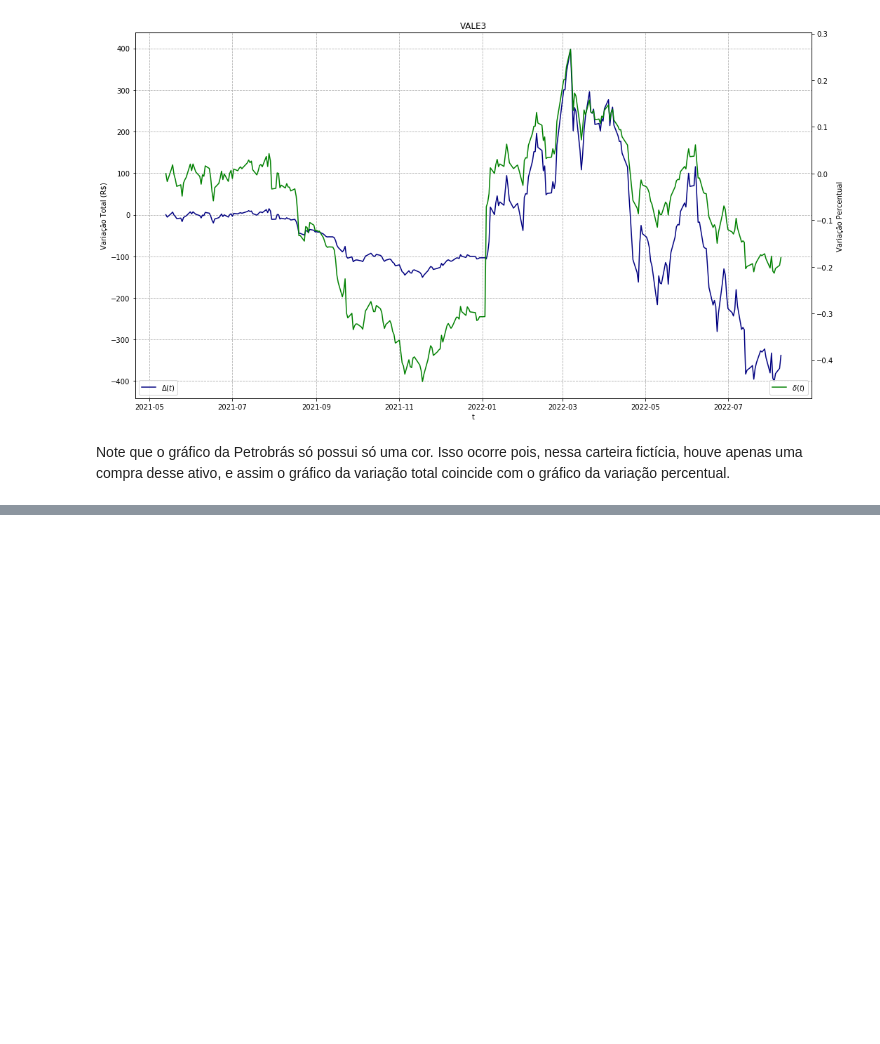
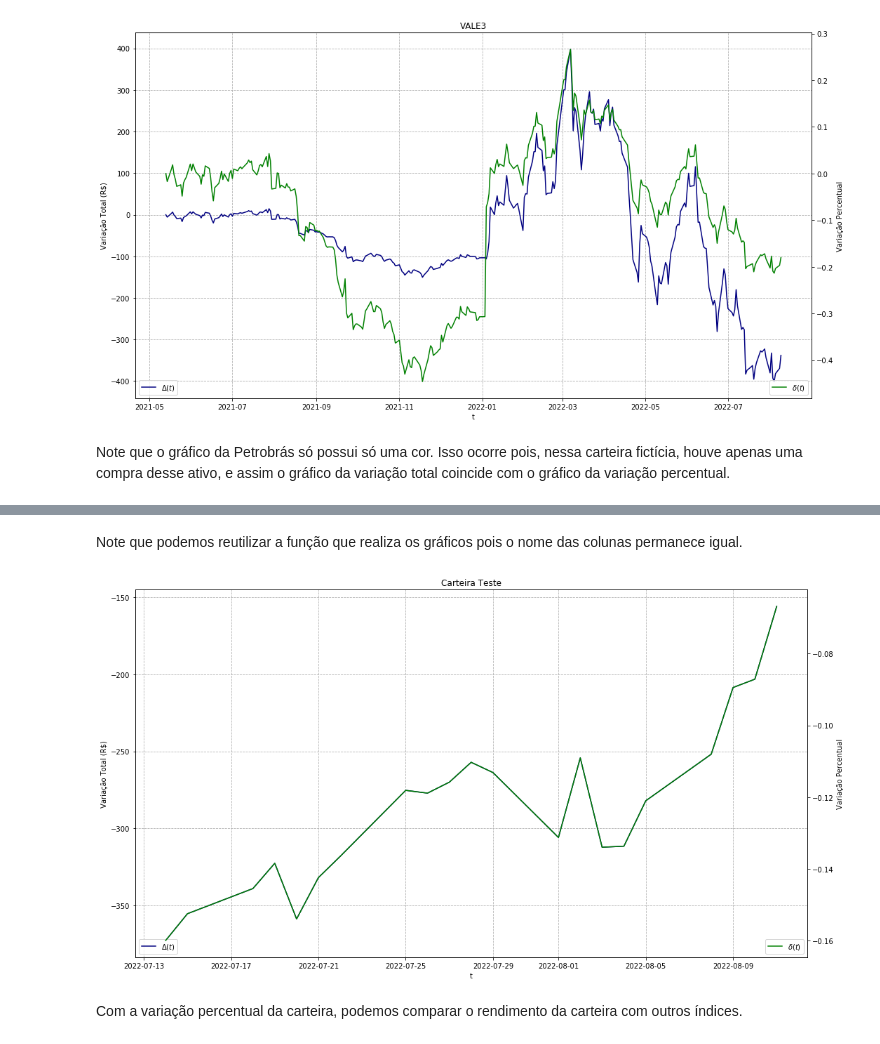
Before and after one commit to gabrielnrt/Testes, a Jupyter notebook: Mercado Financeiro/Códigos/AnaliseCarteira.ipynb, the cells around one changed output, grey strips where cells are left out. Drawn from its saved outputs; the diff is of its cells as text; code cells hidden in the pictures; blank space fills up the shorter version.

Commit message:
Inclusão da rentabilidade da carteira como um todo.

```diff
--- a/Mercado Financeiro/Códigos/AnaliseCarteira.ipynb
+++ b/Mercado Financeiro/Códigos/AnaliseCarteira.ipynb
@@ -686,0 +739,18 @@ Note que o gráfico da Petrobrás só possui só uma cor. Isso ocorre pois, ness
+# %%
+for nome in lista:
+
+     subcarteira = carteira.loc[ carteira['Ativo'] == nome ]
+
+     subcarteira = subcarteira.reset_index(drop = True, inplace = False)
+
+     subcarteira['Q_k'] = Soma(subcarteira)
+
+     subcarteira['X_k'] = Media(subcarteira)
+
+     subcarteira['Valor Investido (R$)'] = subcarteira['Quantidade'] * subcarteira['Compra (R$)']
+
+     #print(subcarteira)
+
+     break
+
+subcarteira
@@ -686,0 +925,4 @@ Note que o gráfico da Petrobrás só possui só uma cor. Isso ocorre pois, ness
+# %%
+TotalInvestido = sum(ValoresInvestidos)
+
+TotalInvestido
@@ -686,0 +931,12 @@ Note que o gráfico da Petrobrás só possui só uma cor. Isso ocorre pois, ness
+# %%
+from pandas import DataFrame
+
+# DICIONARIO = {'Datas':df.loc[UltimaFecha:].index,
+#               'Variação Total (R$)':ColunaFinal}
+
+DICIONARIO = {'Variação Total (R$)':ColunaFinal}
+
+novatabela = DataFrame(data = DICIONARIO,
+                       index = df.loc[UltimaFecha:].index)
+
+novatabela
@@ -686,0 +964,7 @@ Note que o gráfico da Petrobrás só possui só uma cor. Isso ocorre pois, ness
+# %%
+novatabela['Variação Percentual'] = novatabela['Variação Total (R$)']/TotalInvestido
+
+# novatabela.set_index(list(novatabela['Datas']),
+#                      drop = True, inplace = True)
+
+novatabela
@@ -686,0 +990,8 @@ Note que o gráfico da Petrobrás só possui só uma cor. Isso ocorre pois, ness
+# %% [markdown]
+Note que podemos reutilizar a função que realiza os gráficos pois o nome das colunas permanece igual.
+# %%
+graficos(novatabela,'Carteira Teste')
+# %% [output]
+[figure, added]
+# %% [markdown]
+Com a variação percentual da carteira, podemos comparar o rendimento da carteira com outros índices.
```
Also changed, not shown: parts of 28 cells of this notebook.
